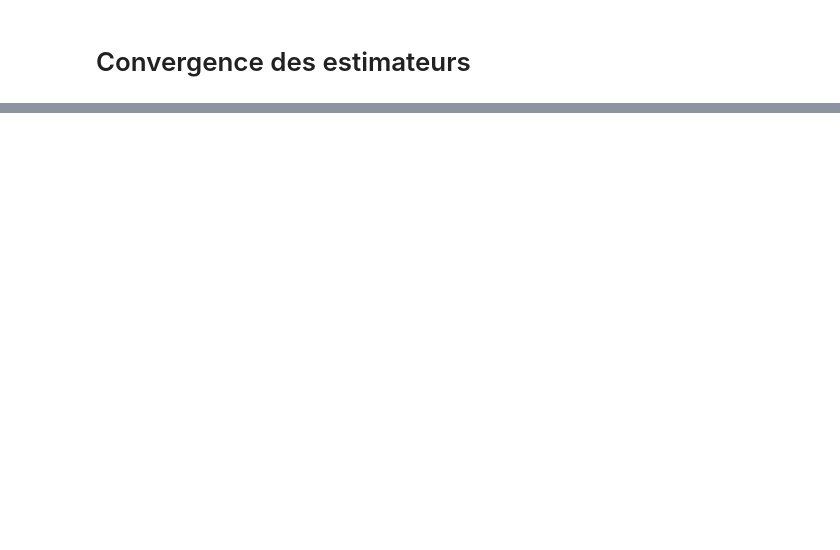
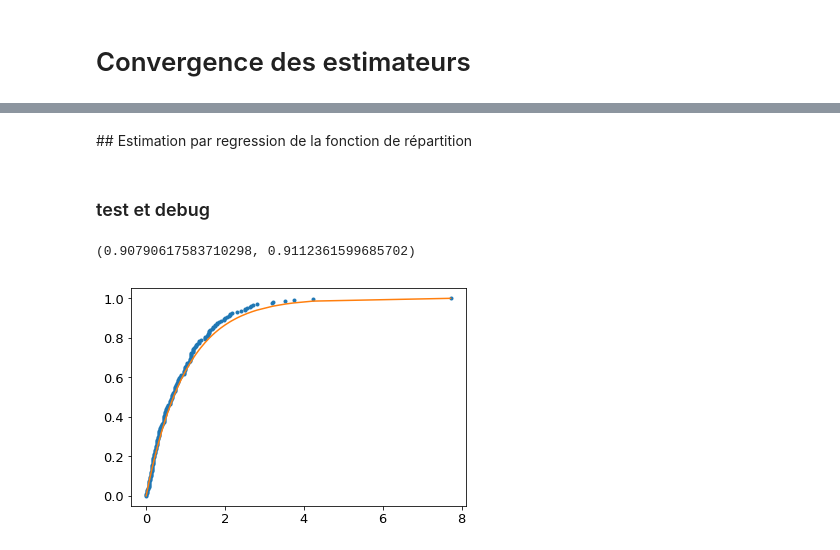
Before and after one commit to xdze2/xdze2.github.io-src, a Jupyter notebook: content/statistiques/convergence-estimateur.ipynb, the cells around one changed output, grey strips where cells are left out. Drawn from its saved outputs; the diff is of its cells as text; code cells hidden in the pictures; blank space fills up the shorter version.

Commit message:
url image modif

```diff
--- a/content/statistiques/convergence-estimateur.ipynb
+++ b/content/statistiques/convergence-estimateur.ipynb
@@ -59,0 +63,2 @@ SyntaxError: invalid syntax (<ipython-input-4-edb7f87599b6>, line 1)
+# %% [markdown]
+## Estimation par regression de la fonction de répartition
@@ -59,0 +68,37 @@ SyntaxError: invalid syntax (<ipython-input-4-edb7f87599b6>, line 1)
+# %%
+import scipy.optimize
+
+def getFtheo( x, distrib, param ):
+    F = distrib.cdf(x, loc=param[0], scale=param[1])
+    return F
+
+def estimateMeans( X, distrib ):
+    Fexp = np.linspace( 0, 1, len(X) )
+    xFexp = np.sort( X )
+
+    cost = lambda p: np.sum( ( getFtheo( xFexp, distrib,  p ) - Fexp  )**2 )
+    xopt = scipy.optimize.fmin(func=cost, x0=[1., 1.], disp=False)
+
+    st = distrib.stats(loc=xopt[0], scale=xopt[1])
+
+    return np.mean( X ), float( st[0] )
+# %% [markdown]
+### test et debug
+# %%
+distrib = expon # norm
+N = 200
+
+X = distrib.rvs(loc=0, scale=1, size=N)
+estimateMeans( X, distrib )
+# %% [output]
+(0.90790617583710298, 0.9112361599685702)
+# %%
+Fexp = np.linspace( 0, 1, len(X) )
+xFexp = np.sort( X )
+
+Ftheo = getFtheo( xFexp, distrib,  [0, 1] )
+
+plt.plot(xFexp, Fexp, ".");
+plt.plot(xFexp, Ftheo);
+# %% [output]
+[figure, added]
```
Also changed, not shown: parts of 21 cells of this notebook, 5 other files.
